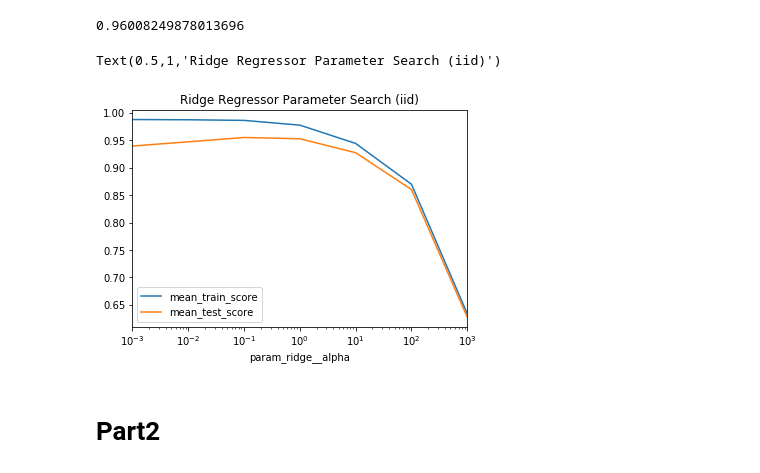
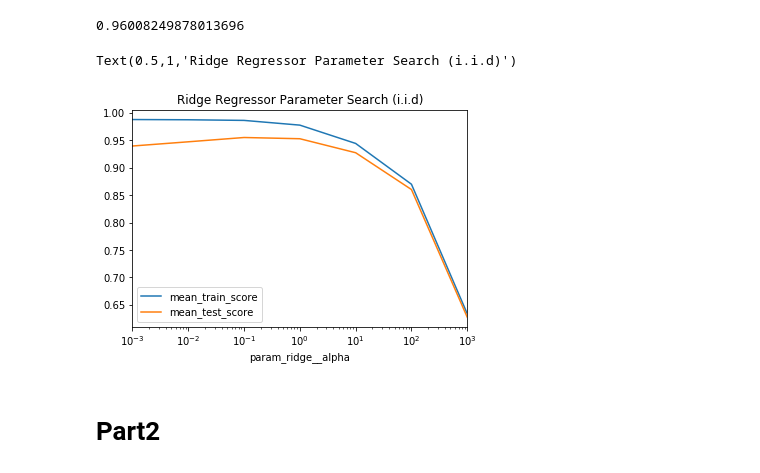
Before and after one commit to applied-ml-spring-18/homework-3-panda-express, a Jupyter notebook: hw3.ipynb, the cells around one changed output. Saved outputs shown, nothing was run; the diff lists cells and outputs as text; code cells hidden in the pictures.

```diff
--- a/hw3.ipynb
+++ b/hw3.ipynb
@@ -263,14 +263,14 @@ grid_mas_iid.score(X_test_iid, y_test_iid)
 # %%
 # Visualization
 
 results_ridge_mas_iid = pd.DataFrame(grid_mas_iid.cv_results_)
 results_ridge_mas_iid.plot('param_ridge__alpha', 'mean_train_score')
 results_ridge_mas_iid.plot('param_ridge__alpha', 'mean_test_score', ax=plt.gca())
 plt.xscale("log")
-plt.title('Ridge Regressor Parameter Search (iid)')
+plt.title('Ridge Regressor Parameter Search (i.i.d)')
 # %% [output]
-Text(0.5,1,'Ridge Regressor Parameter Search (iid)')
+Text(0.5,1,'Ridge Regressor Parameter Search (i.i.d)')
-[figure, old version]
+[figure, new version]
 # %% [markdown]
 # Part2
 # %%
```
Also changed, not shown: parts of 42 cells of this notebook.
